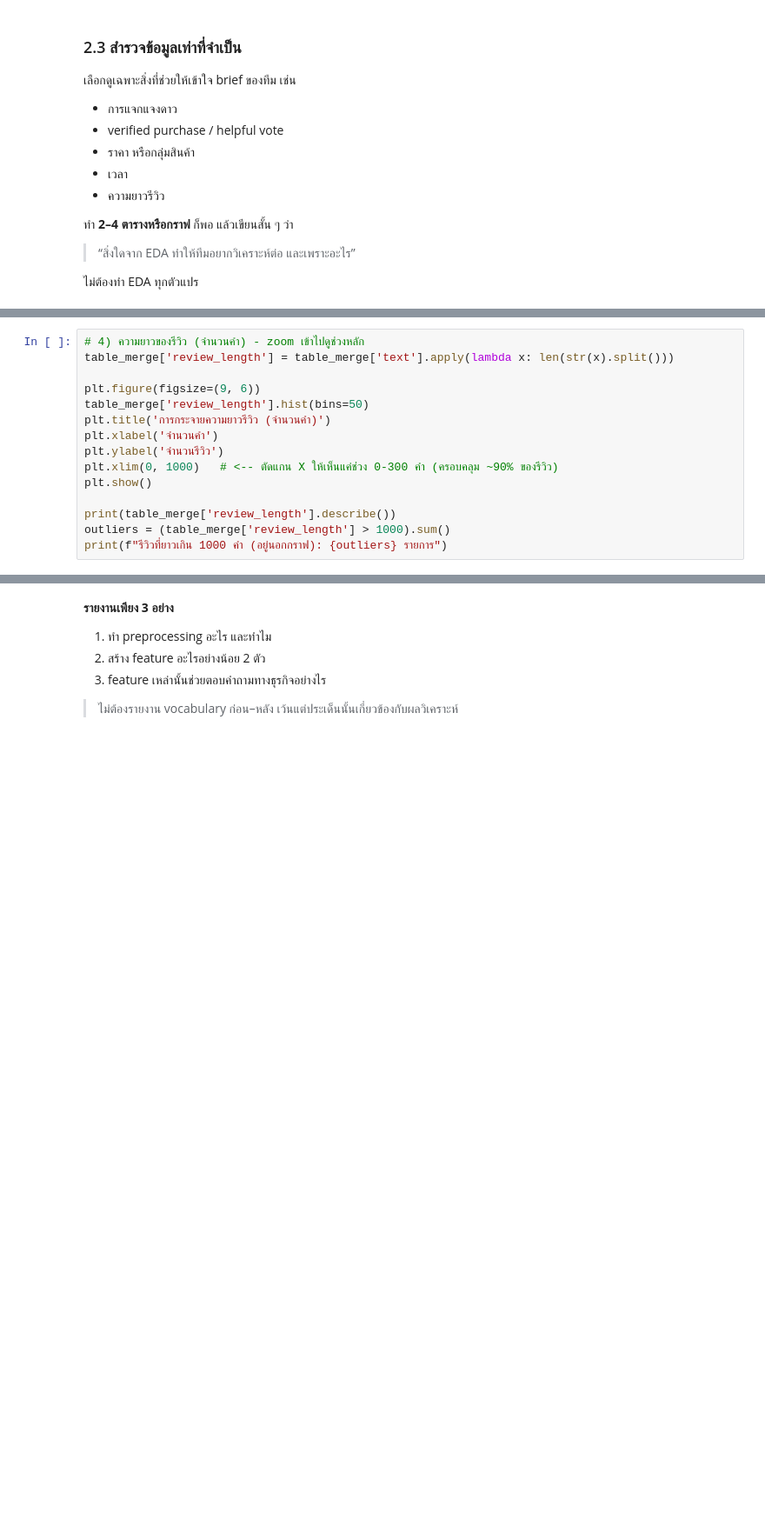
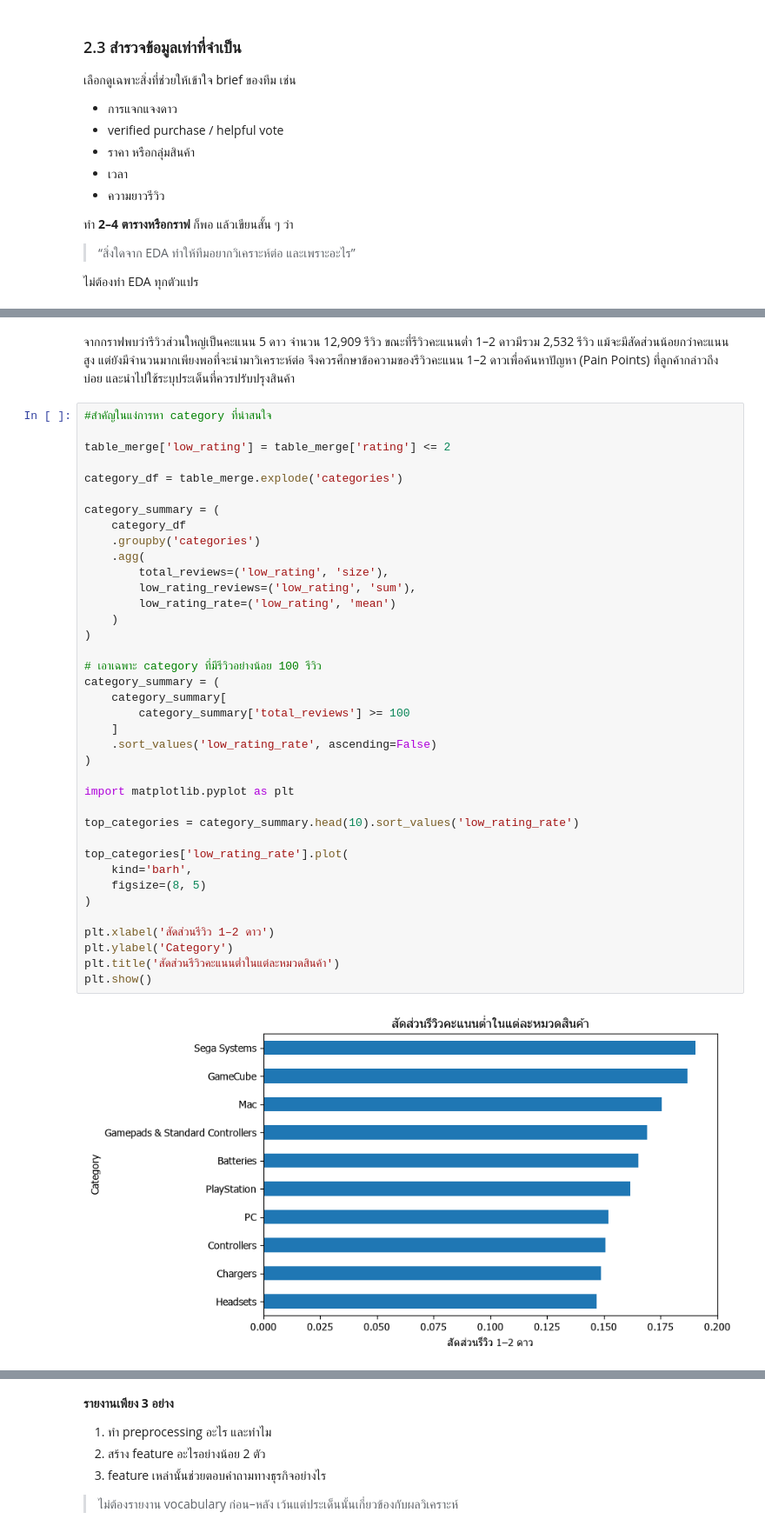
Before and after one commit to spannav/project_bigdata, a Jupyter notebook: Project1_Video_Games.ipynb, the cells around one changed output, grey strips where cells are left out. Shown at 87% size. Cells and saved outputs as stored; diff of their text form; blank space fills up the shorter version.

```diff
--- a/Project1_Video_Games.ipynb
+++ b/Project1_Video_Games.ipynb
@@ -425,15 +442,0 @@ print(f"มีราคาที่ใช้ได้ {price_valid.shape[0]} จ
-# %%
-# 4) ความยาวของรีวิว (จำนวนคำ) - zoom เข้าไปดูช่วงหลัก
-table_merge['review_length'] = table_merge['text'].apply(lambda x: len(str(x).split()))
-
-plt.figure(figsize=(9, 6))
-table_merge['review_length'].hist(bins=50)
-plt.title('การกระจายความยาวรีวิว (จำนวนคำ)')
-plt.xlabel('จำนวนคำ')
-plt.ylabel('จำนวนรีวิว')
-plt.xlim(0, 1000)   # <-- ตัดแกน X ให้เห็นแค่ช่วง 0-300 คำ (ครอบคลุม ~90% ของรีวิว)
-plt.show()
-
-print(table_merge['review_length'].describe())
-outliers = (table_merge['review_length'] > 1000).sum()
-print(f"รีวิวที่ยาวเกิน 1000 คำ (อยู่นอกกราฟ): {outliers} รายการ")
@@ -493,0 +443,42 @@ print("""
+# %% [markdown]
+จากกราฟพบว่ารีวิวส่วนใหญ่เป็นคะแนน 5 ดาว จำนวน 12,909 รีวิว ขณะที่รีวิวคะแนนต่ำ 1–2 ดาวมีรวม 2,532 รีวิว แม้จะมีสัดส่วนน้อยกว่าคะแนนสูง แต่ยังมีจำนวนมากเพียงพอที่จะนำมาวิเคราะห์ต่อ จึงควรศึกษาข้อความของรีวิวคะแนน 1–2 ดาวเพื่อค้นหาปัญหา (Pain Points) ที่ลูกค้ากล่าวถึงบ่อย และนำไปใช้ระบุประเด็นที่ควรปรับปรุงสินค้า
+# %%
+#สำคัญในแง่การหา category ที่น่าสนใจ
+
+table_merge['low_rating'] = table_merge['rating'] <= 2
+
+category_df = table_merge.explode('categories')
+
+category_summary = (
+    category_df
+    .groupby('categories')
+    .agg(
+        total_reviews=('low_rating', 'size'),
+        low_rating_reviews=('low_rating', 'sum'),
+        low_rating_rate=('low_rating', 'mean')
+    )
+)
+
+# เอาเฉพาะ category ที่มีรีวิวอย่างน้อย 100 รีวิว
+category_summary = (
+    category_summary[
+        category_summary['total_reviews'] >= 100
+    ]
+    .sort_values('low_rating_rate', ascending=False)
+)
+
+import matplotlib.pyplot as plt
+
+top_categories = category_summary.head(10).sort_values('low_rating_rate')
+
+top_categories['low_rating_rate'].plot(
+    kind='barh',
+    figsize=(8, 5)
+)
+
+plt.xlabel('สัดส่วนรีวิว 1–2 ดาว')
+plt.ylabel('Category')
+plt.title('สัดส่วนรีวิวคะแนนต่ำในแต่ละหมวดสินค้า')
+plt.show()
+# %% [output]
+[figure, added]
```
Also changed, not shown: parts of 26 cells of this notebook, 2 other files.
